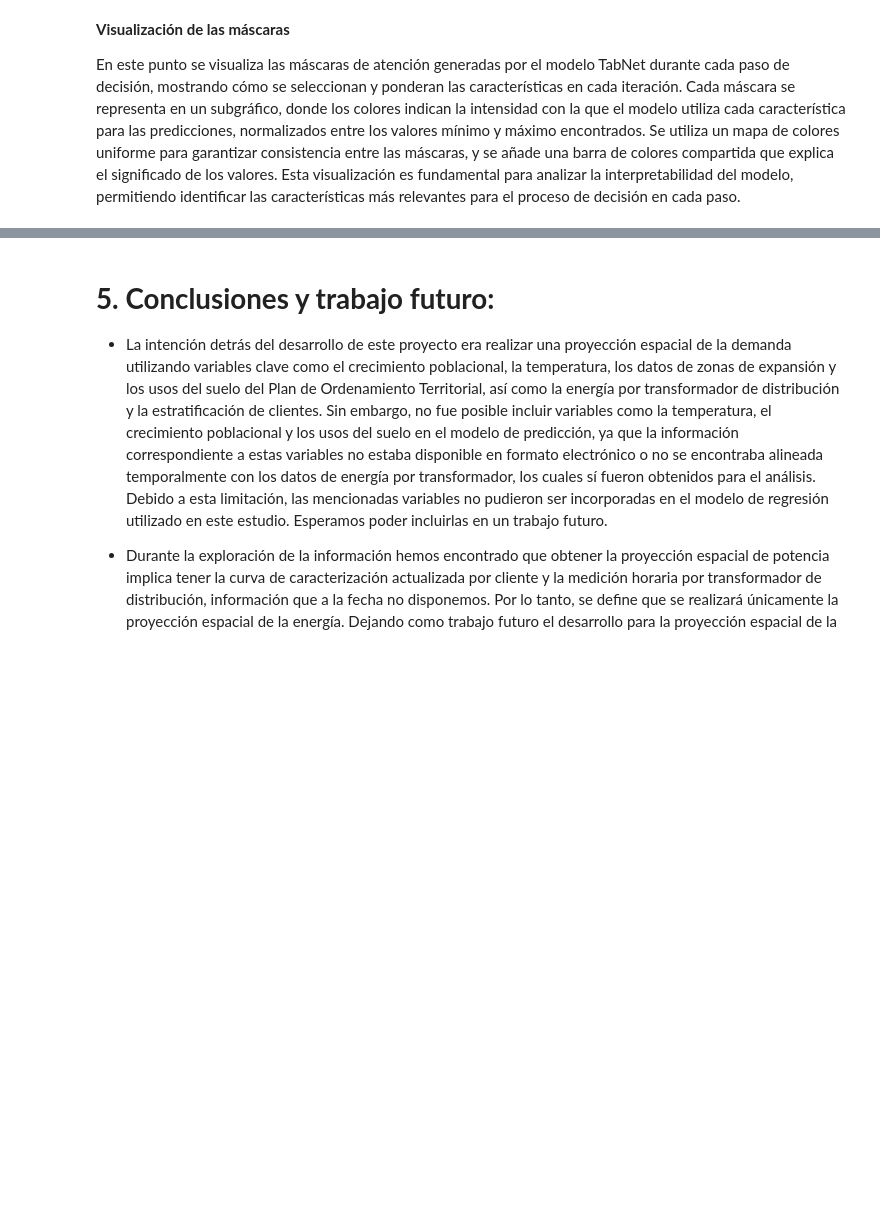
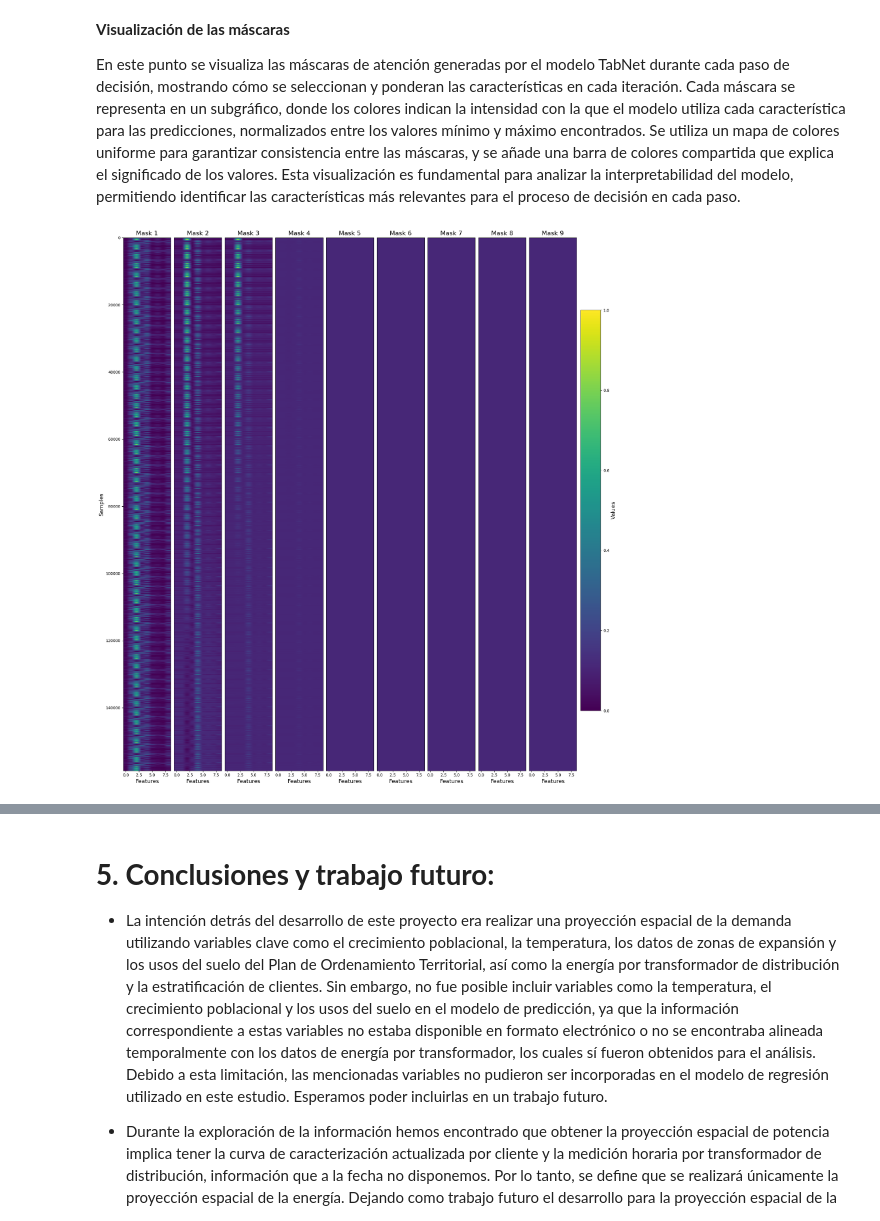
Before and after one commit to alvillegasru/Proyeccion_Energia, a Jupyter notebook: Cuaderno/ProyeccionDemanda.ipynb, the cells around one changed output, grey strips where cells are left out. Cells and saved outputs as stored; diff of their text form; code cells hidden in the pictures; blank space fills up the shorter version.

```diff
--- a/Cuaderno/ProyeccionDemanda.ipynb
+++ b/Cuaderno/ProyeccionDemanda.ipynb
@@ -256,7 +284,9 @@ import numpy as np
 from sklearn.preprocessing import LabelEncoder, StandardScaler
 from sklearn.model_selection import train_test_split
 
-energias = pd.read_parquet('/kaggle/working/Proyeccion_Energia/Databases/DF_TRF.parquet')
+#energias = pd.read_parquet('/kaggle/working/Proyeccion_Energia/Databases/DF_TRF.parquet')
+
+energias= pd.read_parquet("/content/Proyeccion_Energia/Databases/DF_TRF.parquet")
 energias = energias[energias['CTO'] != 'JTG23L12'].reset_index(drop=True)
 
 energias['KWH_M'] = energias['KWH_M'].astype(float)
@@ -275,8 +305,8 @@ En este punto, se carga la información histórica de clientes por transformador
 
 Posteriormente, se realiza la integración de esta información con las coordenadas geográficas de cada transformador, así como con el histórico de mediciones de energía mencionado previamente. Esto permite consolidar una base de datos completa que incluye el tipo de cliente asociado a cada transformador.
 # %%
-clientes = pd.read_parquet('/kaggle/working/Proyeccion_Energia/Databases/Crecimiento Poblacional/Cantidad de clientes promedio transformador.parquet')
-#clientes = pd.read_parquet('/content/Proyeccion_Energia/Databases/Crecimiento Poblacional/Cantidad de clientes promedio transformador.parquet')
+#clientes = pd.read_parquet('/kaggle/working/Proyeccion_Energia/Databases/Crecimiento Poblacional/Cantidad de clientes promedio transformador.parquet')
+clientes = pd.read_parquet('/content/Proyeccion_Energia/Databases/Crecimiento Poblacional/Cantidad de clientes promedio transformador.parquet')
 
 clientes['PROMEDIO_CLIENTES']=np.ceil(clientes['PROMEDIO_CLIENTES']).astype(int)
 
@@ -286,8 +316,8 @@ clientes.drop(columns=['AÑO','MES'],inplace=True)
 df_merged = pd.merge(energias_ordenado, clientes, left_on=['TF','FECHA','CTO'],right_on=['TPARENT','FECHA','FPARENT'], how='left')
 df_merged.drop(columns=['TPARENT','FPARENT'],inplace=True)
 
-ubicacion= pd.read_csv('/kaggle/working/Proyeccion_Energia/Databases/Crecimiento Poblacional/Trafo_Estrato_Coordenada.csv',sep=';')
-#ubicacion= pd.read_csv('/content/Proyeccion_Energia/Databases/Crecimiento Poblacional/Trafo_Estrato_Coordenada.csv',sep=';')
+#ubicacion= pd.read_csv('/kaggle/working/Proyeccion_Energia/Databases/Crecimiento Poblacional/Trafo_Estrato_Coordenada.csv',sep=';')
+ubicacion= pd.read_csv('/content/Proyeccion_Energia/Databases/Crecimiento Poblacional/Trafo_Estrato_Coordenada.csv',sep=';')
 ubicacion.drop(columns=['MAX_ESTRATO'],inplace=True)
 
 df_merged2=pd.merge(df_merged,ubicacion,left_on=['TF','CTO'],right_on=['CODIGO','CIRCUITO'],how='left')
@@ -628,5 +676,9 @@ joblib.dump(clf, f'{output_folder}/modelo_energias.pkl')
 # %% [markdown]
 # **Cargar el modelo entrenado**
+# %%
+import joblib
+
+clf= joblib.load("/content/Proyeccion_Energia/modelo_energias.pkl")
 # %% [markdown]
 **Cálculo y visualización del R2**
 
@@ -654,23 +708,26 @@ En este punto se visualiza las máscaras de atención generadas por el modelo Ta
 # %%
 explain_matrix, masks = clf.explain(X, normalize=True)
 # %%
+n_steps = hip['n_steps']
 min_val = np.min([np.min(masks[i]) for i in range(n_steps)])
 max_val = np.max([np.max(masks[i]) for i in range(n_steps)])
 fig, axs = plt.subplots(1, n_steps, figsize=(20,20))
 # Iteración para mostrar cada máscara
 for i in range(n_steps):
     im = axs[i].imshow(masks[i], aspect='auto', cmap='viridis', vmin=min_val, vmax=max_val)
     axs[i].set_title(f"Mask {i + 1}", fontsize=16)
     axs[i].set_xlabel("Features", fontsize=14)
     if i == 0:  # Solo mostrar ejes en la primera subfigura
         axs[i].set_ylabel("Samples", fontsize=14)
     else:
         axs[i].set_yticks([])
 # Añadir un único colorbar para toda la figura al final
 cbar = fig.colorbar(im, ax=axs, orientation='vertical', fraction=0.046, pad=-0.22)
 cbar.set_label("Values", fontsize=14)
 plt.tight_layout()
 plt.show()
+# %% [output]
+[figure, added]
 # %%
 plt.figure(figsize=(22, 15))
 pd.Series(clf.feature_importances_, index=df.columns).plot.bar(title='Global Feature Importances')
```
Also changed, not shown: parts of 8 cells of this notebook.
